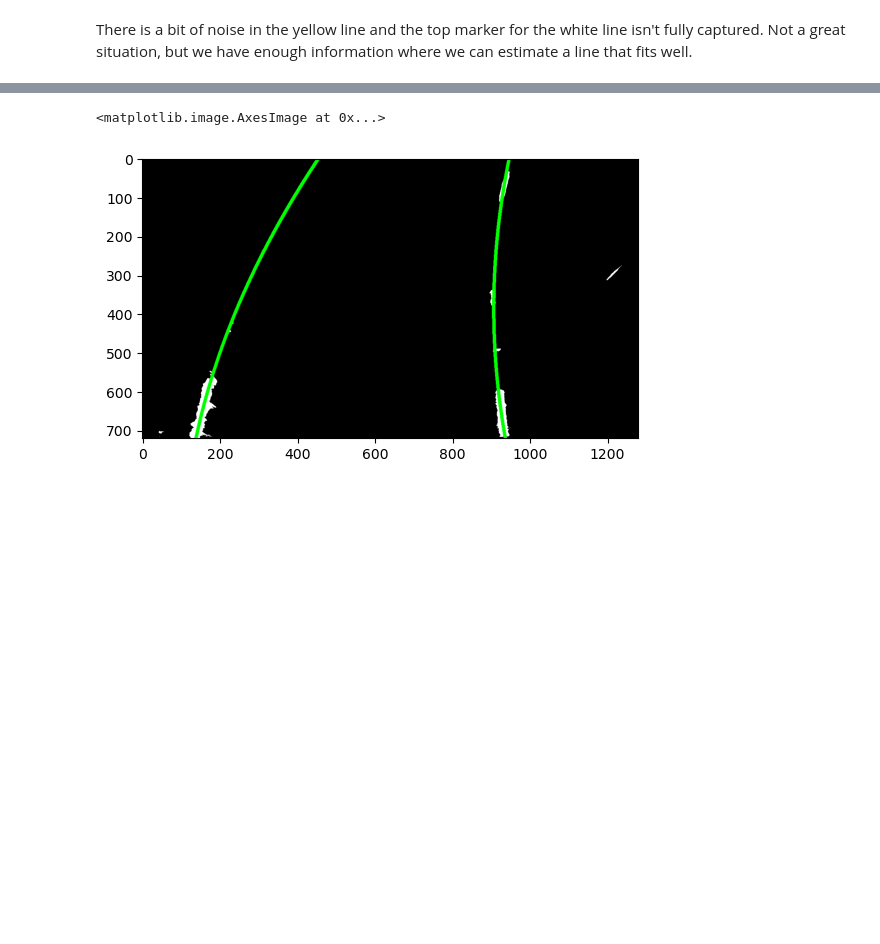
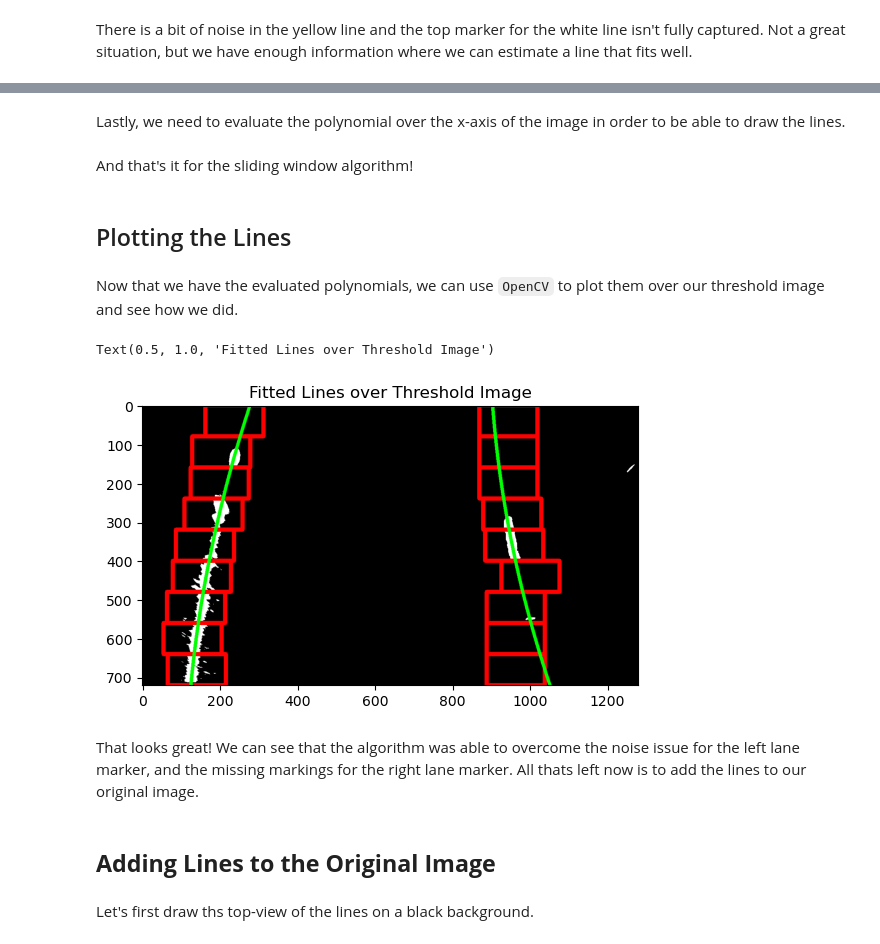
Before and after one commit to xFiveRivers/lane-detection-advanced, a Jupyter notebook: 4_line_fitting.ipynb, the cells around one changed output, grey strips where cells are left out. Cells and saved outputs as stored; diff of their text form; code cells hidden in the pictures; blank space fills up the shorter version.

Commit message:
completed, needs final review

```diff
--- a/4_line_fitting.ipynb
+++ b/4_line_fitting.ipynb
@@ -96,0 +148,5 @@ plt.show()
+# %%
+# Get x and y poisitions of all non-zero pixels in image
+non_zero = output.nonzero()
+non_zero_x = np.array(non_zero[1])
+non_zero_y = np.array(non_zero[0])
@@ -109,7 +174,4 @@ def find_pixels(center, margin, window_height, non_zero_x, non_zero_y):
     targets_x = non_zero_x[cond_x & cond_y]
     targets_y = non_zero_y[cond_x & cond_y]
 
-    # print(top_left, bottom_right)
-    # print(len(targets_x), len(targets_y))
-
-    return targets_x, targets_y
+    return targets_x, targets_y, top_left, bottom_right
@@ -116 +182,4 @@ def find_pixels(center, margin, window_height, non_zero_x, non_zero_y):
+# %%
+# Create a copy of the threshold image in the RGB colour space for plotting
+out_img = cv2.cvtColor(output, cv2.COLOR_GRAY2RGB)
 # %%
@@ -188,23 +220,37 @@ for _ in range(n_windows):
+# %% [markdown]
+Lastly, we need to evaluate the polynomial over the x-axis of the image in order to be able to draw the lines.
+# %%
+# Get x-values to evaluate with
+draw_x = np.linspace(0, output.shape[1], output.shape[1])
+
+# Evaluate the polynomials
+draw_y_left = np.polyval(left_fit, draw_x)
+draw_y_right = np.polyval(right_fit, draw_x)
+# %% [markdown]
+And that's it for the sliding window algorithm!
+# %% [markdown]
+## Plotting the Lines
+# %% [markdown]
+Now that we have the evaluated polynomials, we can use `OpenCV` to plot them over our threshold image and see how we did.
 # %%
-out_img = cv2.cvtColor(img, cv2.COLOR_GRAY2RGB)
-# out_img = np.zeros((img.shape[0], img.shape[1], 3))
-
-left_fit = np.polyfit(left_y, left_x, 2)
-right_fit = np.polyfit(right_y, right_x, 2)
-
-draw_x = np.linspace(0, img.shape[1], img.shape[1])
-
-draw_y_left = np.polyval(left_fit, draw_x)
-draw_y_right = np.polyval(right_fit, draw_x)
-
+# Format the x and evaluated y values for plotting
 draw_points_left = (np.asarray([draw_y_left, draw_x]).T).astype(np.int32)
 draw_points_right = (np.asarray([draw_y_right, draw_x]).T).astype(np.int32)
 
-draw = cv2.polylines(out_img, [draw_points_left], False, (0, 255, 0), thickness=8)
-draw = cv2.polylines(out_img, [draw_points_right], False, (0, 255, 0), thickness=8)
-draw = draw.astype(np.int32)
-plt.imshow(draw)
+# Draw the coordinates as polylines on the output image
+cv2.polylines(out_img, [draw_points_left], False, (0, 255, 0), thickness=8)
+cv2.polylines(out_img, [draw_points_right], False, (0, 255, 0), thickness=8)
+
+# Show plot
+plt.imshow(out_img)
+plt.title('Fitted Lines over Threshold Image')
 # %% [output]
-<matplotlib.image.AxesImage at 0x...>
+Text(0.5, 1.0, 'Fitted Lines over Threshold Image')
-[figure, old version]
+[figure, new version]
+# %% [markdown]
+That looks great! We can see that the algorithm was able to overcome the noise issue for the left lane marker, and the missing markings for the right lane marker. All thats left now is to add the lines to our original image.
+# %% [markdown]
+## **Adding Lines to the Original Image**
+# %% [markdown]
+Let's first draw ths top-view of the lines on a black background.
 # %%
```
Also changed, not shown: parts of 27 cells of this notebook.
